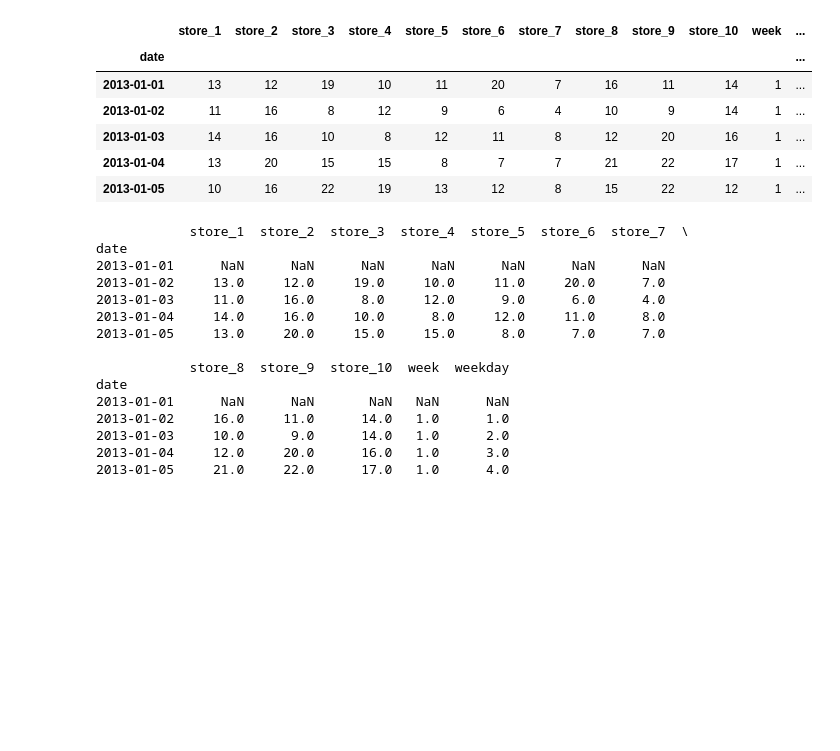
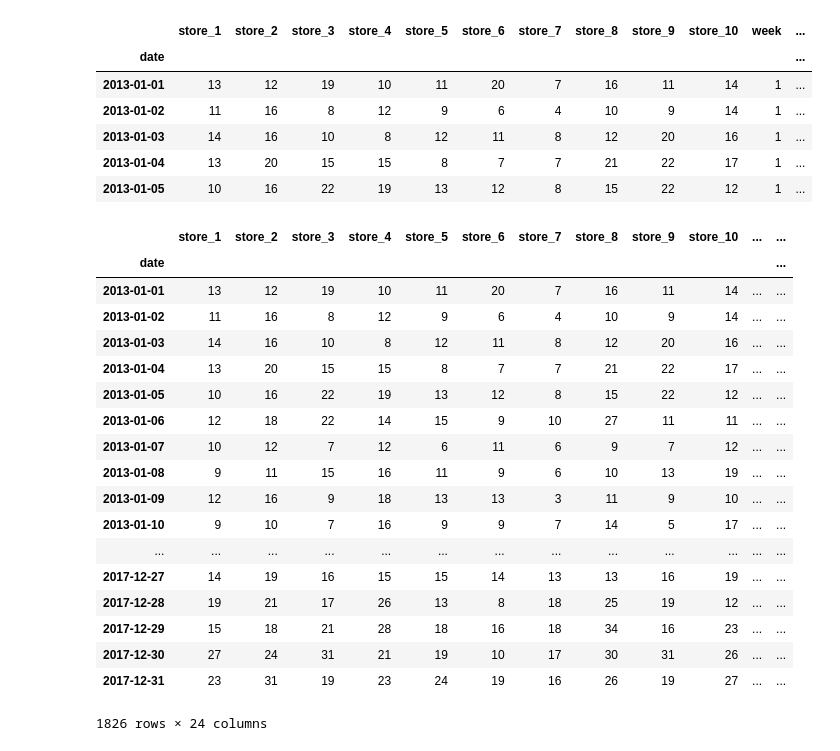
Before and after one commit to samuelp37/DemandForecasting, a Jupyter notebook: Analysis.ipynb, the cells around one changed output. Drawn from its saved outputs; the diff is of its cells as text; code cells hidden in the pictures; blank space fills up the shorter version.

```diff
--- a/Analysis.ipynb
+++ b/Analysis.ipynb
@@ -190,22 +190,25 @@ train_df_item1.head()
 | 2013-01-03 | 14 | 16 | 10 | 8 | 12 | 11 | 8 | 12 | 20 | 16 | 1 | ... |
 | 2013-01-04 | 13 | 20 | 15 | 15 | 8 | 7 | 7 | 21 | 22 | 17 | 1 | ... |
 | 2013-01-05 | 10 | 16 | 22 | 19 | 13 | 12 | 8 | 15 | 22 | 12 | 1 | ... |
-# %%
-nb_days = 10
-for i in range(nb_days):
-# %% [output]
-            store_1  store_2  store_3  store_4  store_5  store_6  store_7  \
-date
-2013-01-01      NaN      NaN      NaN      NaN      NaN      NaN      NaN
-2013-01-02     13.0     12.0     19.0     10.0     11.0     20.0      7.0
-2013-01-03     11.0     16.0      8.0     12.0      9.0      6.0      4.0
-2013-01-04     14.0     16.0     10.0      8.0     12.0     11.0      8.0
-2013-01-05     13.0     20.0     15.0     15.0      8.0      7.0      7.0
-
-            store_8  store_9  store_10  week  weekday
-date
-2013-01-01      NaN      NaN       NaN   NaN      NaN
-2013-01-02     16.0     11.0      14.0   1.0      1.0
-2013-01-03     10.0      9.0      14.0   1.0      2.0
-2013-01-04     12.0     20.0      16.0   1.0      3.0
-2013-01-05     21.0     22.0      17.0   1.0      4.0
+# %%
+pd.concat([train_df_item1,train_df_item1],axis=1)
+# %% [output]
+|  | store_1 | store_2 | store_3 | store_4 | store_5 | store_6 | store_7 | store_8 | store_9 | store_10 | ... | ... |
+| date |  |  |  |  |  |  |  |  |  |  |  | ... |
+| 2013-01-01 | 13 | 12 | 19 | 10 | 11 | 20 | 7 | 16 | 11 | 14 | ... | ... |
+| 2013-01-02 | 11 | 16 | 8 | 12 | 9 | 6 | 4 | 10 | 9 | 14 | ... | ... |
+| 2013-01-03 | 14 | 16 | 10 | 8 | 12 | 11 | 8 | 12 | 20 | 16 | ... | ... |
+| 2013-01-04 | 13 | 20 | 15 | 15 | 8 | 7 | 7 | 21 | 22 | 17 | ... | ... |
+| 2013-01-05 | 10 | 16 | 22 | 19 | 13 | 12 | 8 | 15 | 22 | 12 | ... | ... |
+| 2013-01-06 | 12 | 18 | 22 | 14 | 15 | 9 | 10 | 27 | 11 | 11 | ... | ... |
+| 2013-01-07 | 10 | 12 | 7 | 12 | 6 | 11 | 6 | 9 | 7 | 12 | ... | ... |
+| 2013-01-08 | 9 | 11 | 15 | 16 | 11 | 9 | 6 | 10 | 13 | 19 | ... | ... |
+| 2013-01-09 | 12 | 16 | 9 | 18 | 13 | 13 | 3 | 11 | 9 | 10 | ... | ... |
+| 2013-01-10 | 9 | 10 | 7 | 16 | 9 | 9 | 7 | 14 | 5 | 17 | ... | ... |
+| ... | ... | ... | ... | ... | ... | ... | ... | ... | ... | ... | ... | ... |
+| 2017-12-27 | 14 | 19 | 16 | 15 | 15 | 14 | 13 | 13 | 16 | 19 | ... | ... |
+| 2017-12-28 | 19 | 21 | 17 | 26 | 13 | 8 | 18 | 25 | 19 | 12 | ... | ... |
+| 2017-12-29 | 15 | 18 | 21 | 28 | 18 | 16 | 18 | 34 | 16 | 23 | ... | ... |
+| 2017-12-30 | 27 | 24 | 31 | 21 | 19 | 10 | 17 | 30 | 31 | 26 | ... | ... |
+| 2017-12-31 | 23 | 31 | 19 | 23 | 24 | 19 | 16 | 26 | 19 | 27 | ... | ... |
+1826 rows × 24 columns
```
Also changed, not shown: parts of 2 cells of this notebook.
